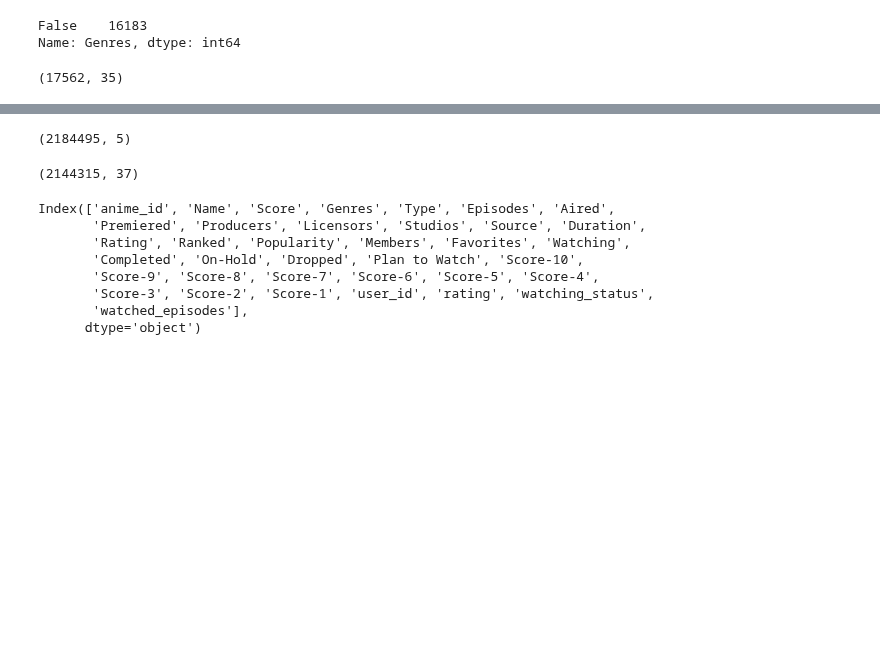
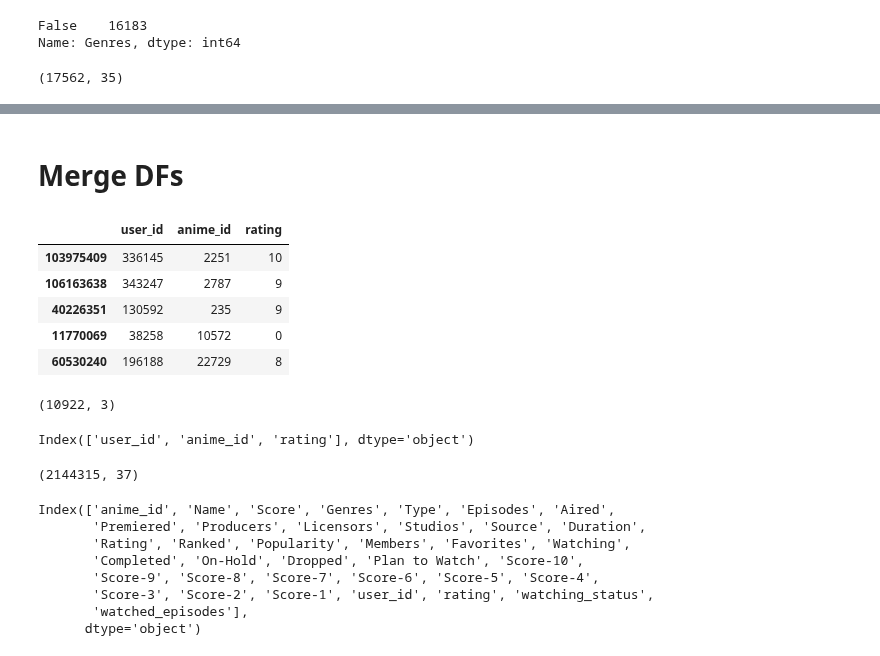
Before and after one commit to mijkami/Anime_Map, a Jupyter notebook: notebooks/Anime Map.ipynb, the cells around one changed output, grey strips where cells are left out. Saved outputs shown, nothing was run; the diff lists cells and outputs as text; code cells hidden in the pictures; blank space fills up the shorter version.

```diff
--- a/notebooks/Anime Map.ipynb
+++ b/notebooks/Anime Map.ipynb
@@ -169,2 +274,4 @@ anime_no_H_df.shape
+# %% [markdown]
+# Merge DFs
 # %%
 # rename MAL_ID in anime.csv to anime_id
@@ -172,10 +279,25 @@ anime_no_H_df.rename(columns={'MAL_ID': 'anime_id'}, inplace=True)
 # %%
 # (optional, exploration) split cleaned_df before merge
-animelist_df_partial = animelist_df.sample(frac=0.02)
+users_anime_partial = users_anime_df.sample(frac=0.0001, random_state=42)
+# %%
+users_anime_partial_relevant = users_anime_partial[['user_id', 'anime_id', 'rating']]
+# %%
+users_anime_partial_relevant.head()
+# %% [output]
+|  | user_id | anime_id | rating |
+| 103975409 | 336145 | 2251 | 10 |
+| 106163638 | 343247 | 2787 | 9 |
+| 40226351 | 130592 | 235 | 9 |
+| 11770069 | 38258 | 10572 | 0 |
+| 60530240 | 196188 | 22729 | 8 |
 # %%
-animelist_df_partial.shape
+users_anime_partial_relevant.shape
 # %% [output]
-(2184495, 5)
+(10922, 3)
+# %%
+users_anime_partial_relevant.columns
+# %% [output]
+Index(['user_id', 'anime_id', 'rating'], dtype='object')
 # %%
 # fuse anime.csv and animelist.csv
 # merged_df = anime_no_H_df.merge(animelist_df, on="anime_id", how='left')
```
Also changed, not shown: parts of 48 cells of this notebook.
